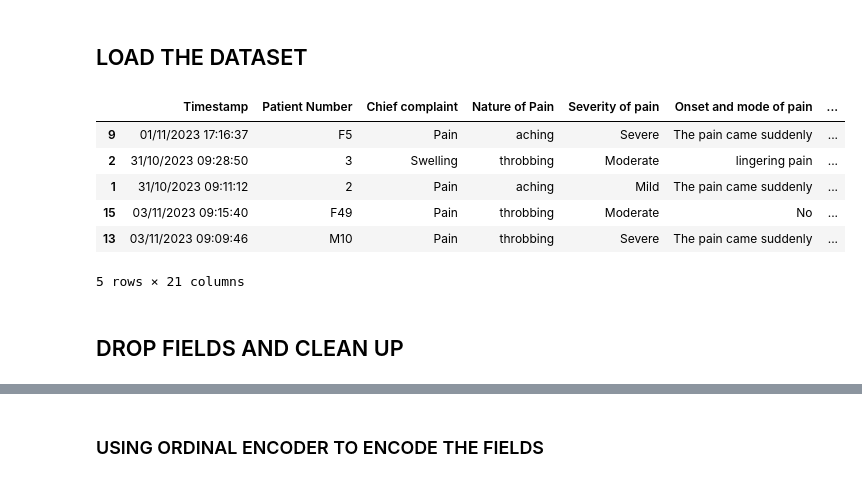
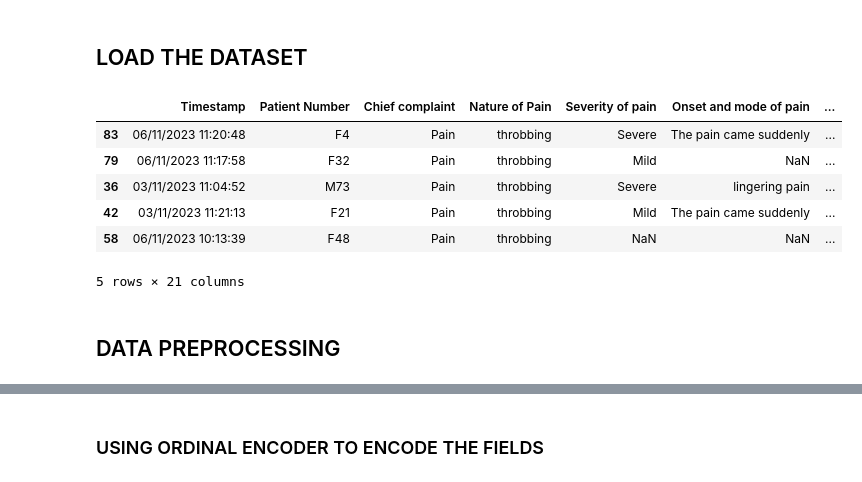
Before and after one commit to TheHuntsman4/Klepio, a Jupyter notebook: model/DentAI.ipynb, the cells around one changed output, grey strips where cells are left out. Drawn from its saved outputs; the diff is of its cells as text; code cells hidden in the pictures.

Commit message:
<feat>: [uses the updated dataset and implements more through cleaning]

```diff
--- a/model/DentAI.ipynb
+++ b/model/DentAI.ipynb
@@ -21,15 +21,15 @@ warnings.filterwarnings('ignore')
 ## LOAD THE DATASET
 # %%
 #load the dataset
-data = pd.read_csv('./DentalData311.csv')
+data = pd.read_csv('./DentalData611.csv')
 data.sample(5)
 # %% [output]
 |  | Timestamp | Patient Number | Chief complaint | Nature of Pain | Severity of pain | Onset and mode of pain | ... |
-| 9 | 01/11/2023 17:16:37 | F5 | Pain | aching | Severe | The pain came suddenly | ... |
-| 2 | 31/10/2023 09:28:50 | 3 | Swelling | throbbing | Moderate | lingering pain | ... |
-| 1 | 31/10/2023 09:11:12 | 2 | Pain | aching | Mild | The pain came suddenly | ... |
-| 15 | 03/11/2023 09:15:40 | F49 | Pain | throbbing | Moderate | No | ... |
-| 13 | 03/11/2023 09:09:46 | M10 | Pain | throbbing | Severe | The pain came suddenly | ... |
+| 83 | 06/11/2023 11:20:48 | F4 | Pain | throbbing | Severe | The pain came suddenly | ... |
+| 79 | 06/11/2023 11:17:58 | F32 | Pain | throbbing | Mild | NaN | ... |
+| 36 | 03/11/2023 11:04:52 | M73 | Pain | throbbing | Severe | lingering pain | ... |
+| 42 | 03/11/2023 11:21:13 | F21 | Pain | throbbing | Mild | The pain came suddenly | ... |
+| 58 | 06/11/2023 10:13:39 | F48 | Pain | throbbing | NaN | NaN | ... |
 5 rows × 21 columns
-# %% [markdown]
-## DROP FIELDS AND CLEAN UP
+# %% [markdown]
+## DATA PREPROCESSING
```
Also changed, not shown: parts of 6 cells of this notebook.
